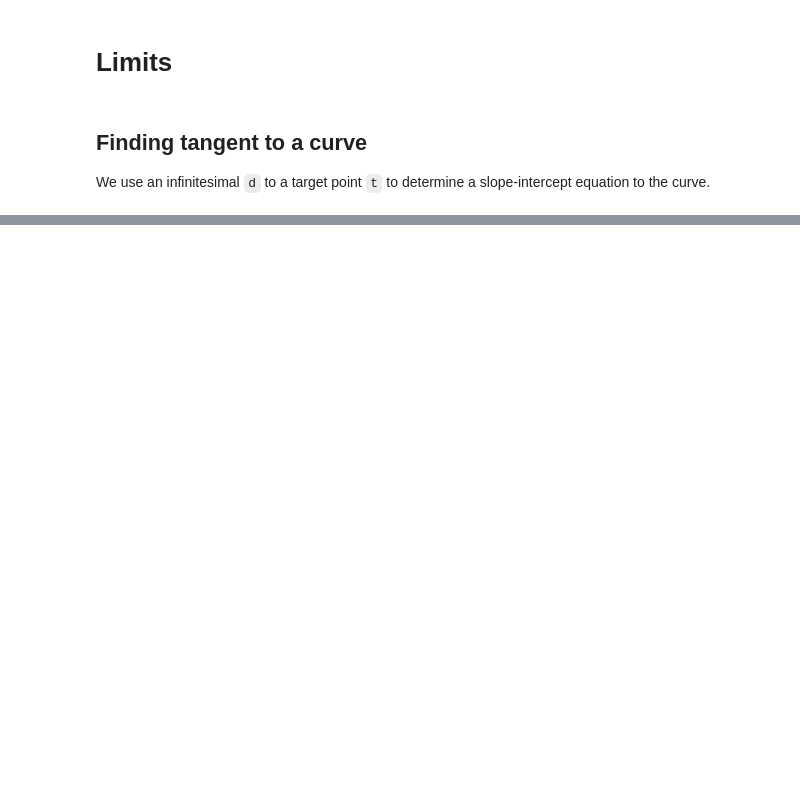
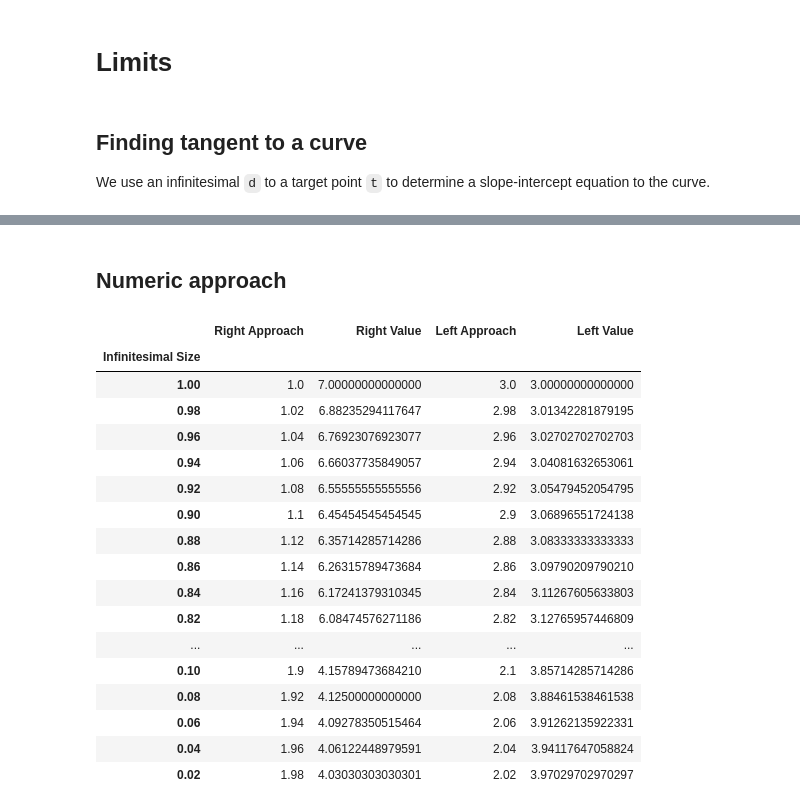
Before and after one commit to utkusarioglu/calculus-workshop, a Jupyter notebook: src/01 limits.ipynb, the cells around one changed output, grey strips where cells are left out. Saved outputs shown, nothing was run; the diff lists cells and outputs as text; code cells hidden in the pictures; blank space fills up the shorter version.

Commit message:
Feat: Calculations of limits for various functions

```diff
--- a/src/01 limits.ipynb
+++ b/src/01 limits.ipynb
@@ -51,0 +62,5 @@ p_tan_x = plot(f_tan, **params)
+# %%
+f_x = (x**2 + 4*x - 12) / (x**2 - 2*x)
+params = DEFAULT_PARAMS.copy()
+plot(f_x, **params).show()
+limit(f_x, x, 2)
@@ -51,0 +72,49 @@ p_tan_x = plot(f_tan, **params)
+# %% [markdown]
+## Numeric approach
+# %%
+t = 2
+df = pd.DataFrame(
+    columns=[
+        "Infinitesimal Size",
+        "Right Approach",
+        "Right Value",
+        "Left Approach",
+        "Left Value",
+    ]
+).set_index("Infinitesimal Size")
+
+for d in np.arange(1.0, 0.0, -0.02):
+    right_arg = t - d
+    right_res = f_x.subs(x, right_arg)
+    left_arg = t + d
+    left_res = f_x.subs(x, left_arg)
+    row = pd.Series(
+        {
+            "Infinitesimal Size": d,
+            "Right Approach": right_arg,
+            "Right Value": right_res,
+            "Left Approach": left_arg,
+            "Left Value": left_res,
+        }
+    )
+    df.loc[d] = row
+df
+# %% [output]
+|  | Right Approach | Right Value | Left Approach | Left Value |
+| Infinitesimal Size |  |  |  |  |
+| 1.00 | 1.0 | 7.00000000000000 | 3.0 | 3.00000000000000 |
+| 0.98 | 1.02 | 6.88235294117647 | 2.98 | 3.01342281879195 |
+| 0.96 | 1.04 | 6.76923076923077 | 2.96 | 3.02702702702703 |
+| 0.94 | 1.06 | 6.66037735849057 | 2.94 | 3.04081632653061 |
+| 0.92 | 1.08 | 6.55555555555556 | 2.92 | 3.05479452054795 |
+| 0.90 | 1.1 | 6.45454545454545 | 2.9 | 3.06896551724138 |
+| 0.88 | 1.12 | 6.35714285714286 | 2.88 | 3.08333333333333 |
+| 0.86 | 1.14 | 6.26315789473684 | 2.86 | 3.09790209790210 |
+| 0.84 | 1.16 | 6.17241379310345 | 2.84 | 3.11267605633803 |
+| 0.82 | 1.18 | 6.08474576271186 | 2.82 | 3.12765957446809 |
+| ... | ... | ... | ... | ... |
+| 0.10 | 1.9 | 4.15789473684210 | 2.1 | 3.85714285714286 |
+| 0.08 | 1.92 | 4.12500000000000 | 2.08 | 3.88461538461538 |
+| 0.06 | 1.94 | 4.09278350515464 | 2.06 | 3.91262135922331 |
+| 0.04 | 1.96 | 4.06122448979591 | 2.04 | 3.94117647058824 |
+| 0.02 | 1.98 | 4.03030303030301 | 2.02 | 3.97029702970297 |
```
Also changed, not shown: parts of 8 cells of this notebook.
